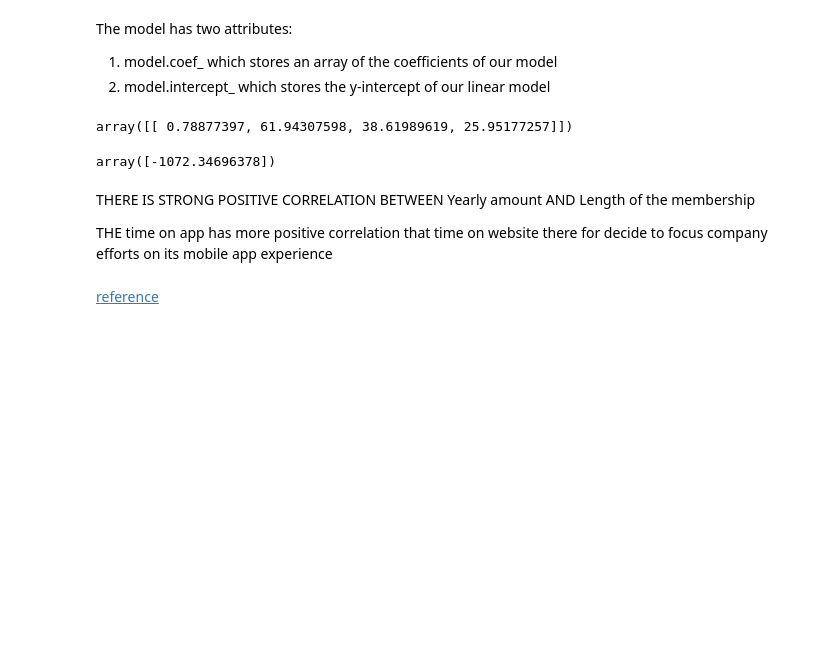
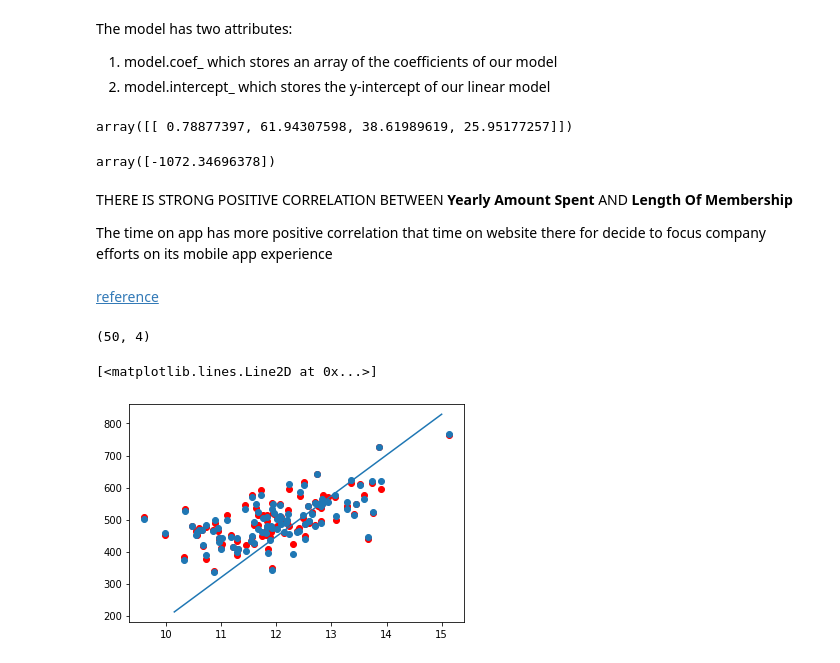
Before and after one commit to azadranjith/LinearRegression, a Jupyter notebook: Linear Regression.ipynb, the cells around one changed output. Drawn from its saved outputs; the diff is of its cells as text; code cells hidden in the pictures; blank space fills up the shorter version.

```diff
--- a/Linear Regression.ipynb
+++ b/Linear Regression.ipynb
@@ -242,8 +245,24 @@ model.intercept_
 # %% [output]
 array([-1072.34696378])
 # %% [markdown]
-THERE IS STRONG POSITIVE CORRELATION BETWEEN Yearly amount AND Length of the membership
+THERE IS STRONG POSITIVE CORRELATION BETWEEN **Yearly Amount Spent** AND **Length Of  Membership**
 
-THE time on app has more positive correlation that time on website there for decide to focus company efforts on its mobile app experience
+The time on app has more positive correlation that time on website there for decide to focus company efforts on its mobile app experience
 # %% [markdown]
 [reference](https://datagy.io/python-sklearn-linear-regression/)
+# %%
+x_test.shape
+# %% [output]
+(50, 4)
+# %%
+XX = np.linspace(10, 15, 100)
+XX = XX.reshape(-1,x_val.shape[1])
+YY = model.predict(XX)
+# %%
+plt.scatter(x=x_val['Time on App'],y=y_val['Yearly Amount Spent'],color = 'r')
+plt.scatter(x_val['Time on App'],y_pred)
+plt.plot(XX[:,3],YY)
+# plt.plot(y_pred,x_val)
+# %% [output]
+[<matplotlib.lines.Line2D at 0x...>]
+[figure, added]
```
Also changed, not shown: parts of 9 cells of this notebook, 2 other files.
